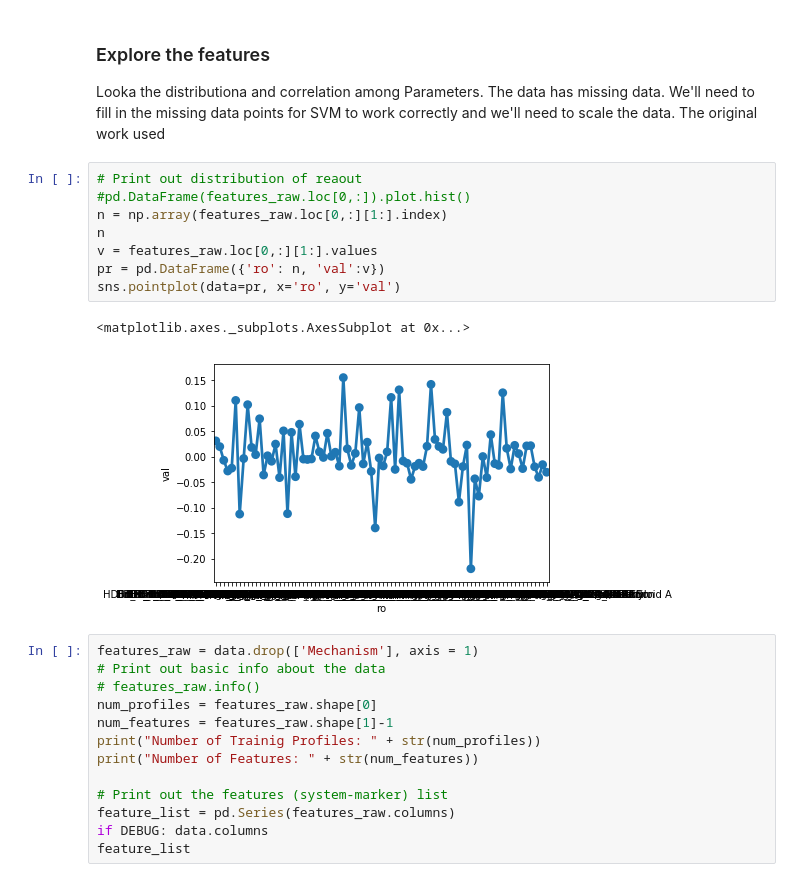
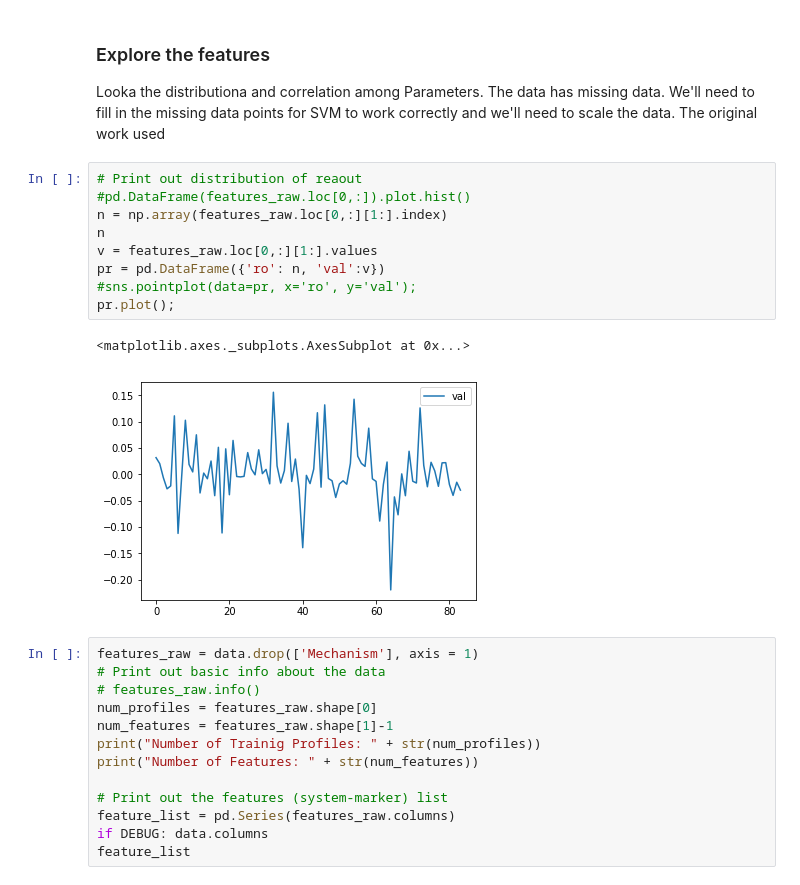
Before and after one commit to AntalBerenyi/SVM, a Jupyter notebook: Notebooks/SVM - Quick and Dirty.ipynb, the cells around one changed output. Saved outputs shown, nothing was run; the diff lists cells and outputs as text.

```diff
--- a/Notebooks/SVM - Quick and Dirty.ipynb
+++ b/Notebooks/SVM - Quick and Dirty.ipynb
@@ -149,14 +142,15 @@ The data has missing data. We'll need to fill in the missing data points for SVM
 # %%
 # Print out distribution of reaout
 #pd.DataFrame(features_raw.loc[0,:]).plot.hist()
 n = np.array(features_raw.loc[0,:][1:].index)
 n
 v = features_raw.loc[0,:][1:].values
 pr = pd.DataFrame({'ro': n, 'val':v})
-sns.pointplot(data=pr, x='ro', y='val')
+#sns.pointplot(data=pr, x='ro', y='val');
+pr.plot();
 # %% [output]
 <matplotlib.axes._subplots.AxesSubplot at 0x...>
-[figure, old version]
+[figure, new version]
 # %%
 features_raw = data.drop(['Mechanism'], axis = 1)
 # Print out basic info about the data
```
Also changed, not shown: parts of 3 cells of this notebook, 6 other files.
